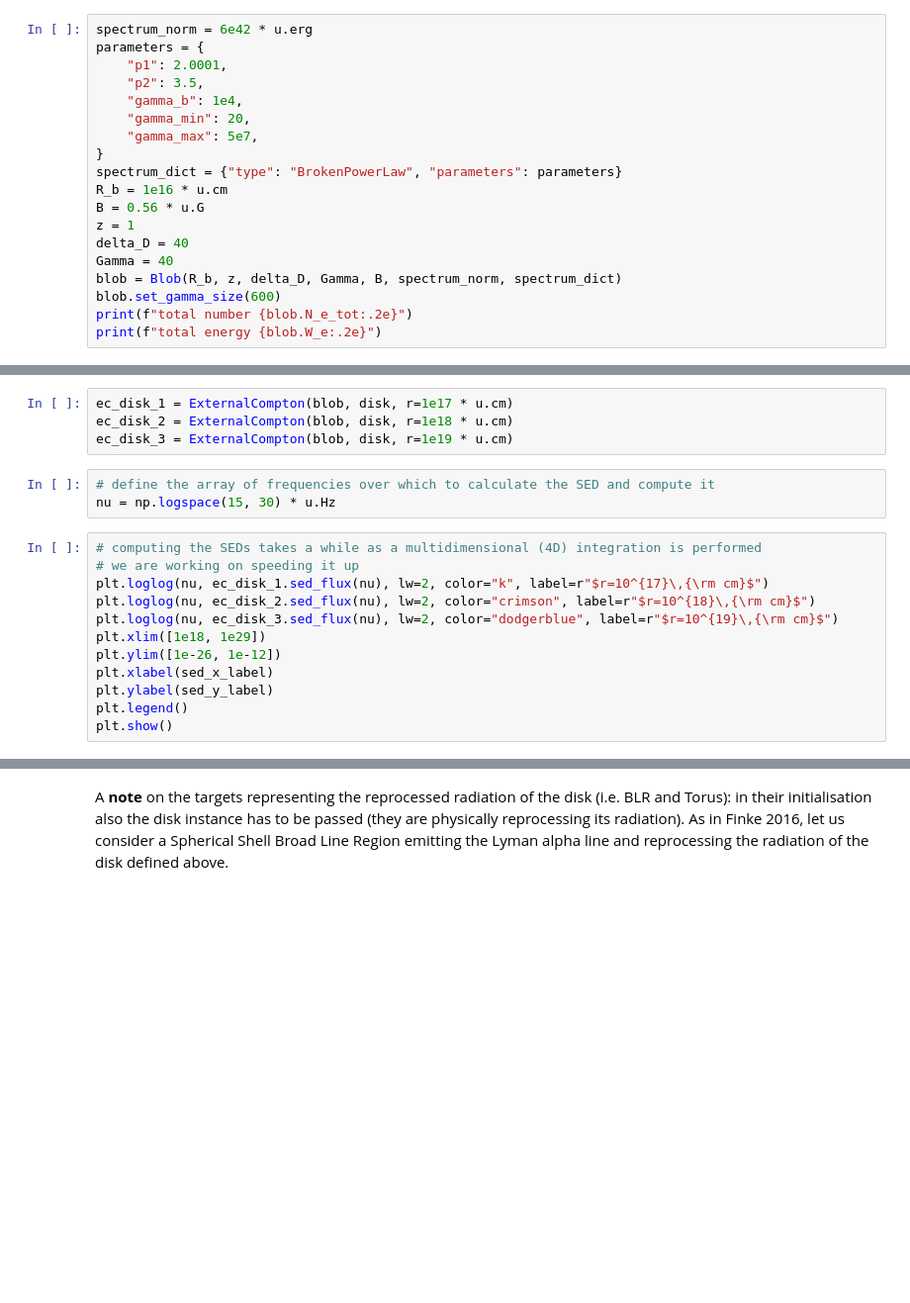
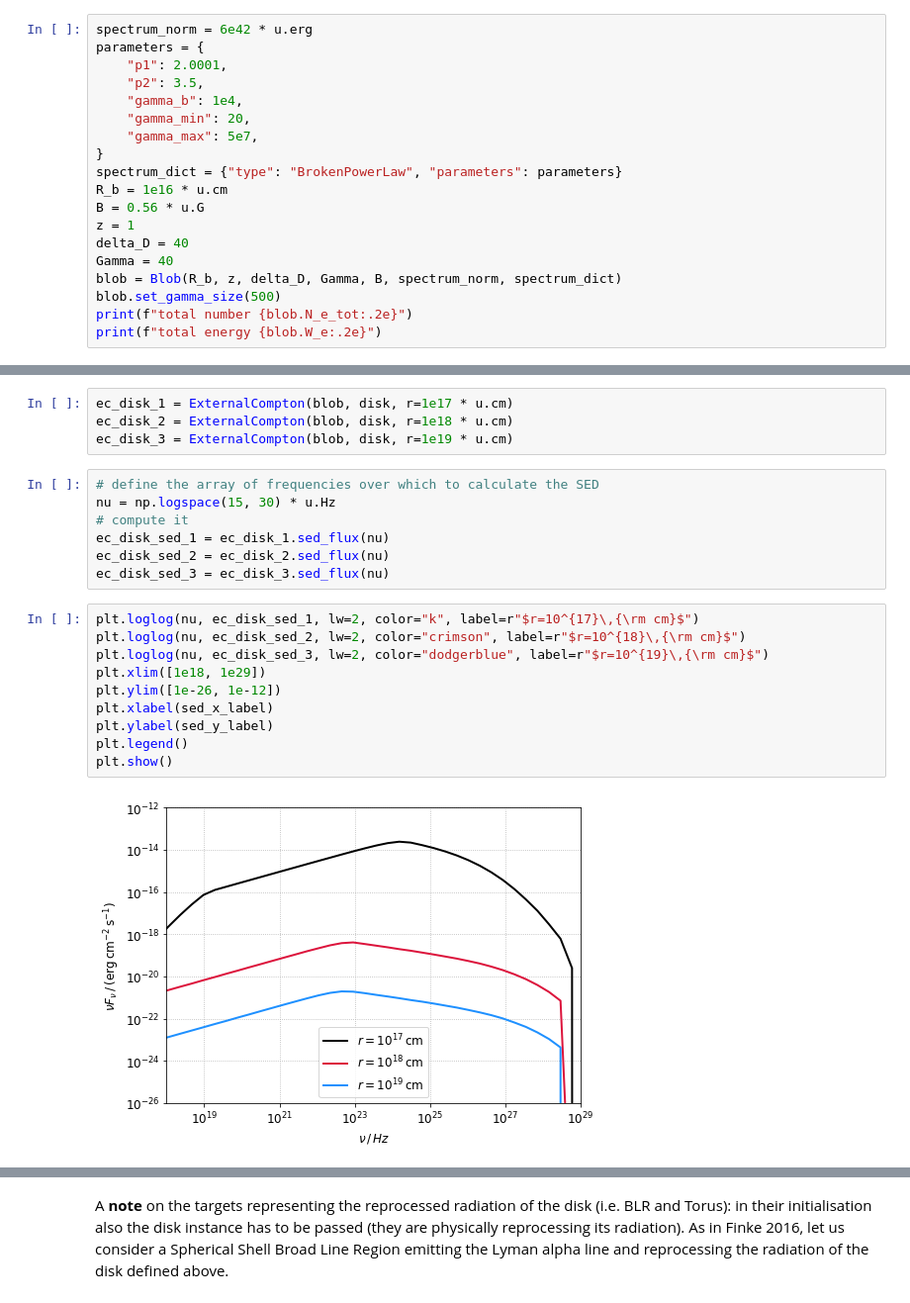
Before and after one commit to cosimoNigro/agnpy, a Jupyter notebook: tutorials/external_compton.ipynb, the cells around one changed output, grey strips where cells are left out. Shown: that part at 99% size. Drawn from its saved outputs; the diff is of its cells as text; blank space fills up the shorter version.

```diff
--- a/tutorials/external_compton.ipynb
+++ b/tutorials/external_compton.ipynb
@@ -40,7 +40,7 @@ z = 1
 delta_D = 40
 Gamma = 40
 blob = Blob(R_b, z, delta_D, Gamma, B, spectrum_norm, spectrum_dict)
-blob.set_gamma_size(600)
+blob.set_gamma_size(500)
 print(f"total number {blob.N_e_tot:.2e}")
 print(f"total energy {blob.W_e:.2e}")
 # %% [output]
@@ -103,20 +103,24 @@ ec_disk_1 = ExternalCompton(blob, disk, r=1e17 * u.cm)
 ec_disk_2 = ExternalCompton(blob, disk, r=1e18 * u.cm)
 ec_disk_3 = ExternalCompton(blob, disk, r=1e19 * u.cm)
 # %%
-# define the array of frequencies over which to calculate the SED and compute it
+# define the array of frequencies over which to calculate the SED
 nu = np.logspace(15, 30) * u.Hz
+# compute it
+ec_disk_sed_1 = ec_disk_1.sed_flux(nu)
+ec_disk_sed_2 = ec_disk_2.sed_flux(nu)
+ec_disk_sed_3 = ec_disk_3.sed_flux(nu)
 # %%
-# computing the SEDs takes a while as a multidimensional (4D) integration is performed
-# we are working on speeding it up
-plt.loglog(nu, ec_disk_1.sed_flux(nu), lw=2, color="k", label=r"$r=10^{17}\,{\rm cm}$")
-plt.loglog(nu, ec_disk_2.sed_flux(nu), lw=2, color="crimson", label=r"$r=10^{18}\,{\rm cm}$")
-plt.loglog(nu, ec_disk_3.sed_flux(nu), lw=2, color="dodgerblue", label=r"$r=10^{19}\,{\rm cm}$")
+plt.loglog(nu, ec_disk_sed_1, lw=2, color="k", label=r"$r=10^{17}\,{\rm cm}$")
+plt.loglog(nu, ec_disk_sed_2, lw=2, color="crimson", label=r"$r=10^{18}\,{\rm cm}$")
+plt.loglog(nu, ec_disk_sed_3, lw=2, color="dodgerblue", label=r"$r=10^{19}\,{\rm cm}$")
 plt.xlim([1e18, 1e29])
 plt.ylim([1e-26, 1e-12])
 plt.xlabel(sed_x_label)
 plt.ylabel(sed_y_label)
 plt.legend()
 plt.show()
+# %% [output]
+[figure, added]
 # %% [markdown]
 ### External Compton Spherical Shell Broad Line Region
 The second result we reproduce is the SED generated by the EC scattering over a Broad Line Region (BLR) modelled as an infinitesimally thin spherical shell, of radius $R_{\rm line}$, emitting only a sinlge spectral line, of dimensionless energy $\epsilon_{\rm line} = h \nu_{\rm line} / (m_e c^2)$. A fraction of the disk luminosity $\xi_{\rm line}$ is being reprocessed. The SEDs we aim to reproduce are represented by the black lines in Figure 10, with different curves representing different distances between the emission region and the target.
```
Also changed, not shown: parts of 5 cells of this notebook, 13 other files.
